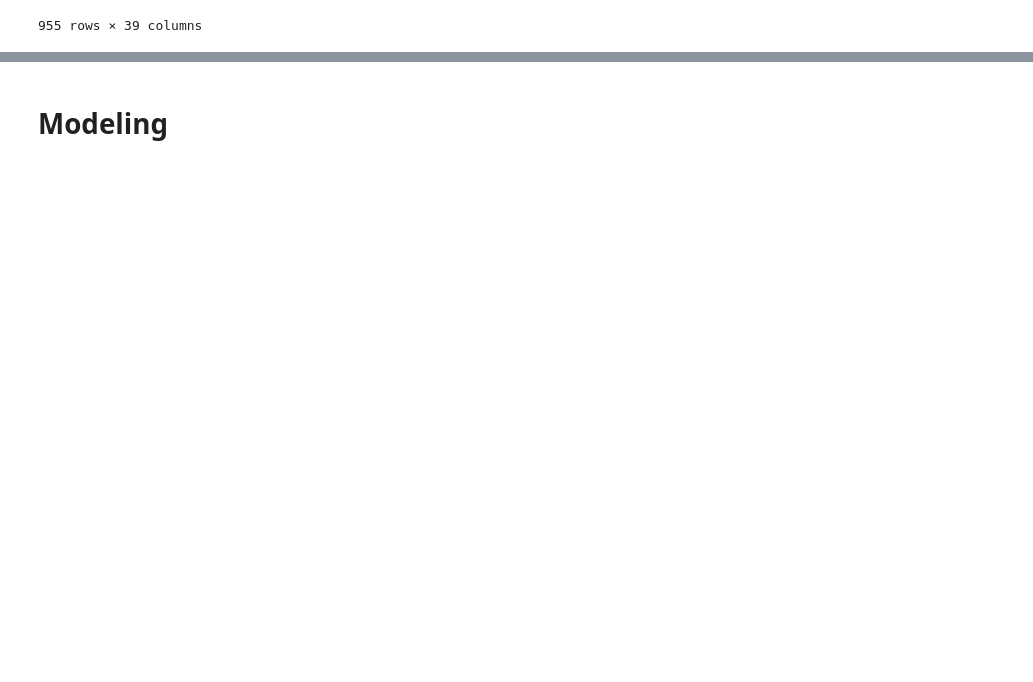
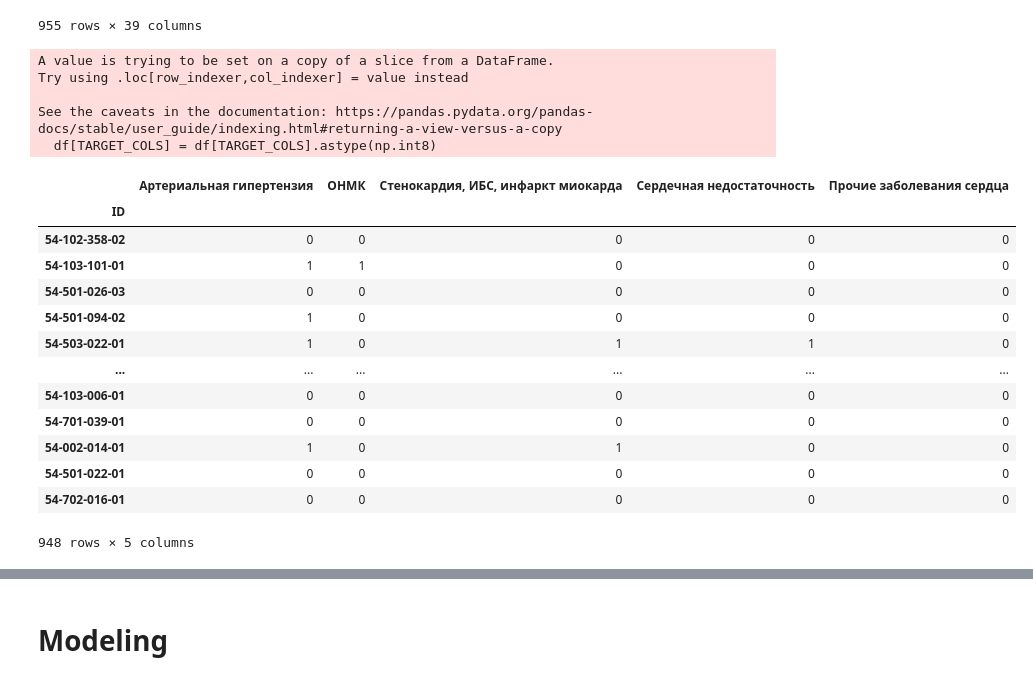
Before and after one commit to danek0100/ML-lab, a Jupyter notebook: notebooks/draft.ipynb, the cells around one changed output, grey strips where cells are left out. Saved outputs shown, nothing was run; the diff lists cells and outputs as text; code cells hidden in the pictures; blank space fills up the shorter version.

Commit message:
preprocessing + feature generation + modeling

```diff
--- a/notebooks/draft.ipynb
+++ b/notebooks/draft.ipynb
@@ -58,6 +56,7 @@ def drop_unnecesary_id(df: pd.DataFrame) -> pd.DataFrame:
 # %%
 def add_ord_edu(df: pd.DataFrame) -> pd.DataFrame:
     df[f'{EDU_COL}_ord'] = df[EDU_COL].str.slice(0, 1).astype(np.int8).values
+    df = df.drop(columns=[EDU_COL])
     return df
 # %%
 def fill_sex(df: pd.DataFrame) -> pd.DataFrame:
@@ -92,7 +91,11 @@ def delete_nan_value(df: pd.DataFrame) ->pd.DataFrame:
         df.loc[index,'Возраст курения'] = period_smoke[count]
         df.loc[index,'Сигарет в день'] = number_of_сigarettes[count]
         count += 1
+    df = df[(np.isnan(df['Возраст курения'])) == False]
+    df['Возраст курения'] = df['Возраст курения'].astype(np.int8)
     df = df[(np.isnan(df['Сигарет в день'])) == False]
+    df['Сигарет в день'] = df['Сигарет в день'].astype(np.int8)
+
 
     ## Пассивное курение
     frequency_second_hand_smoke = list(df['Частота пасс кур'])
@@ -103,8 +106,9 @@ def delete_nan_value(df: pd.DataFrame) ->pd.DataFrame:
                 frequency_second_hand_smoke[count] = 'менее 1 раза в день'
         count += 1
     df = df.drop(columns=['Частота пасс кур'])
-    df.insert(24, 'Частота пасс кур', frequency_second_hand_smoke, True)
+    df.insert(21, 'Частота пасс кур', frequency_second_hand_smoke, True)
     df = df[(pd.isna(df['Частота пасс кур'])) == False]
+    df['Частота пасс кур'] = df['Частота пасс кур'].astype('category')
 
     ## алкоголь
     drinking_period = list(df['Возраст алког'])
@@ -120,6 +124,7 @@ def delete_nan_value(df: pd.DataFrame) ->pd.DataFrame:
         df.loc[index,'Возраст алког'] = drinking_period[count]
         count += 1
     df = df[(pd.isna(df['Возраст алког'])) == False]
+    df['Возраст алког'] = df['Возраст алког'].astype(np.int8)
     return df
 # %%
 def preprocess(df: pd.DataFrame) -> pd.DataFrame:
@@ -135,0 +138,8 @@ test = preprocess(test)
+# %%
+def preprocess_target(df: pd.DataFrame) -> pd.DataFrame:
+    df[TARGET_COLS] = df[TARGET_COLS].astype(np.int8)
+    return df
+
+def extract_target(df: pd.DataFrame) -> tuple[pd.DataFrame, pd.DataFrame]:
+    df, target = df.drop(TARGET_COLS, axis=1), df[TARGET_COLS]
+    return df, target
@@ -135,0 +159,35 @@ test = preprocess(test)
+# %%
+train = preprocess(train)
+test = preprocess(test)
+
+
+##только для train()
+df, target = extract_target(train)
+target = preprocess_target(target)
+save_as_pickle(target, '../data/processed/target_for_data_for_train.pkl')
+save_as_pickle(df, '../data/interim/data_for_train.pkl')
+##только для test
+save_as_pickle(test, '../data/interim/test.pkl')
+# %% [output]
+A value is trying to be set on a copy of a slice from a DataFrame.
+Try using .loc[row_indexer,col_indexer] = value instead
+
+See the caveats in the documentation: https://pandas.pydata.org/pandas-docs/stable/user_guide/indexing.html#returning-a-view-versus-a-copy
+  df[TARGET_COLS] = df[TARGET_COLS].astype(np.int8)
+# %%
+target
+# %% [output]
+|  | Артериальная гипертензия | ОНМК | Стенокардия, ИБС, инфаркт миокарда | Сердечная недостаточность | Прочие заболевания сердца |
+| ID |  |  |  |  |  |
+| 54-102-358-02 | 0 | 0 | 0 | 0 | 0 |
+| 54-103-101-01 | 1 | 1 | 0 | 0 | 0 |
+| 54-501-026-03 | 0 | 0 | 0 | 0 | 0 |
+| 54-501-094-02 | 1 | 0 | 0 | 0 | 0 |
+| 54-503-022-01 | 1 | 0 | 1 | 1 | 0 |
+| ... | ... | ... | ... | ... | ... |
+| 54-103-006-01 | 0 | 0 | 0 | 0 | 0 |
+| 54-701-039-01 | 0 | 0 | 0 | 0 | 0 |
+| 54-002-014-01 | 1 | 0 | 1 | 0 | 0 |
+| 54-501-022-01 | 0 | 0 | 0 | 0 | 0 |
+| 54-702-016-01 | 0 | 0 | 0 | 0 | 0 |
+948 rows × 5 columns
```
Also changed, not shown: parts of 27 cells of this notebook.
